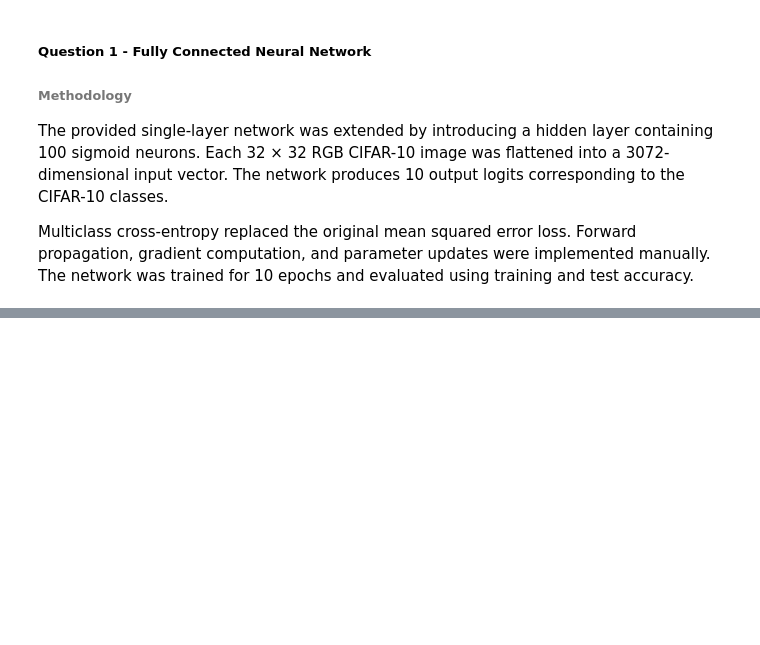
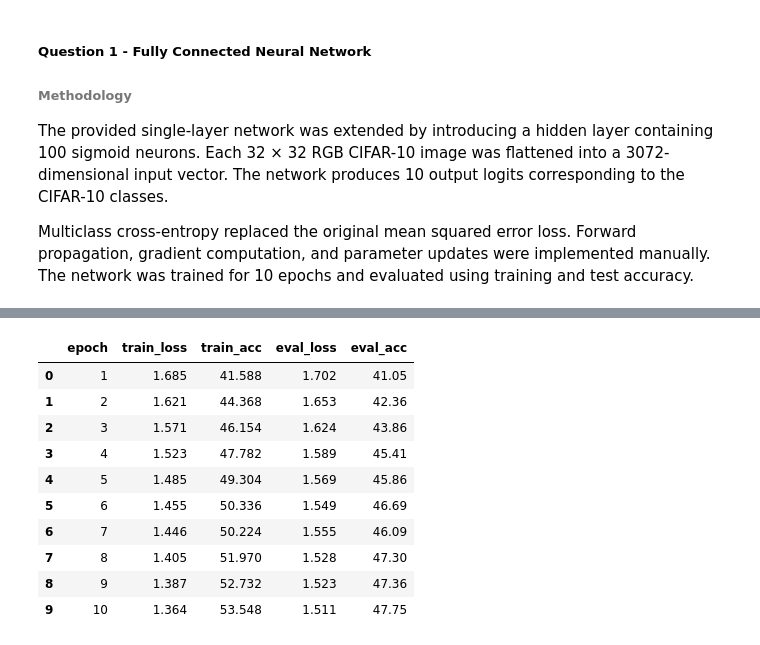
Before and after one commit to KaveeDiv23/Computer-Vision-Assignment-03, a Jupyter notebook: 230395T_a03.ipynb, the cells around one changed output, grey strips where cells are left out. Saved outputs shown, nothing was run; the diff lists cells and outputs as text; code cells hidden in the pictures; blank space fills up the shorter version.

```diff
--- a/230395T_a03.ipynb
+++ b/230395T_a03.ipynb
@@ -172,0 +200,37 @@ assert error < 1e-5
+# %%
+q1_history = []
+lr = Q1_LR
+
+for epoch in range(1, Q1_EPOCHS+1):
+    for images, labels in q1_train:
+        x = images.to(DEVICE).flatten(1)
+        y = labels.to(DEVICE)
+        with torch.no_grad():
+            _, grads = manual_backward(x, y, q1_params)
+            for param, grad in zip(q1_params, grads):
+                param -= lr * grad
+
+    train_loss, train_acc = evaluate_dense(q1_train_eval, q1_params)
+    test_loss, test_acc = evaluate_dense(q1_test, q1_params)
+
+    q1_history.append({
+        "epoch": epoch, "train_loss": train_loss,
+        "train_acc": train_acc, "eval_loss": test_loss,
+        "eval_acc": test_acc
+    })
+    lr *= Q1_DECAY
+
+q1_df = pd.DataFrame(q1_history)
+display(q1_df.round(3))
+# %% [output]
+|  | epoch | train_loss | train_acc | eval_loss | eval_acc |
+| 0 | 1 | 1.685 | 41.588 | 1.702 | 41.05 |
+| 1 | 2 | 1.621 | 44.368 | 1.653 | 42.36 |
+| 2 | 3 | 1.571 | 46.154 | 1.624 | 43.86 |
+| 3 | 4 | 1.523 | 47.782 | 1.589 | 45.41 |
+| 4 | 5 | 1.485 | 49.304 | 1.569 | 45.86 |
+| 5 | 6 | 1.455 | 50.336 | 1.549 | 46.69 |
+| 6 | 7 | 1.446 | 50.224 | 1.555 | 46.09 |
+| 7 | 8 | 1.405 | 51.970 | 1.528 | 47.30 |
+| 8 | 9 | 1.387 | 52.732 | 1.523 | 47.36 |
+| 9 | 10 | 1.364 | 53.548 | 1.511 | 47.75 |
```
Also changed, not shown: parts of 16 cells of this notebook.
